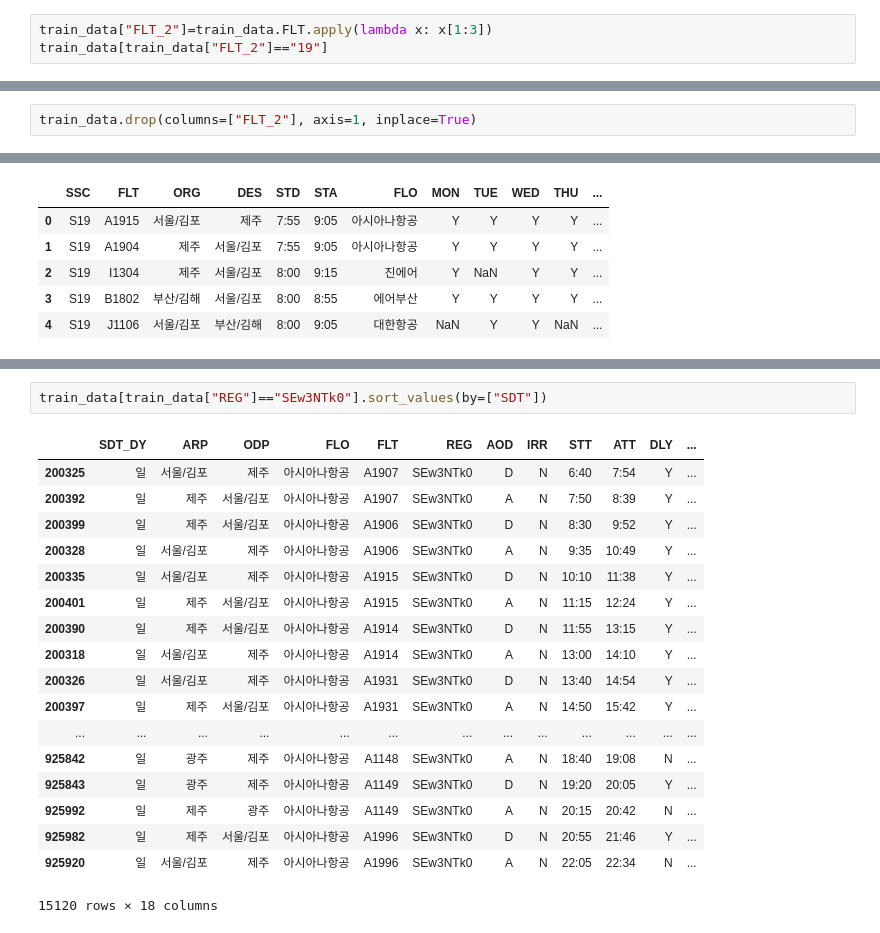
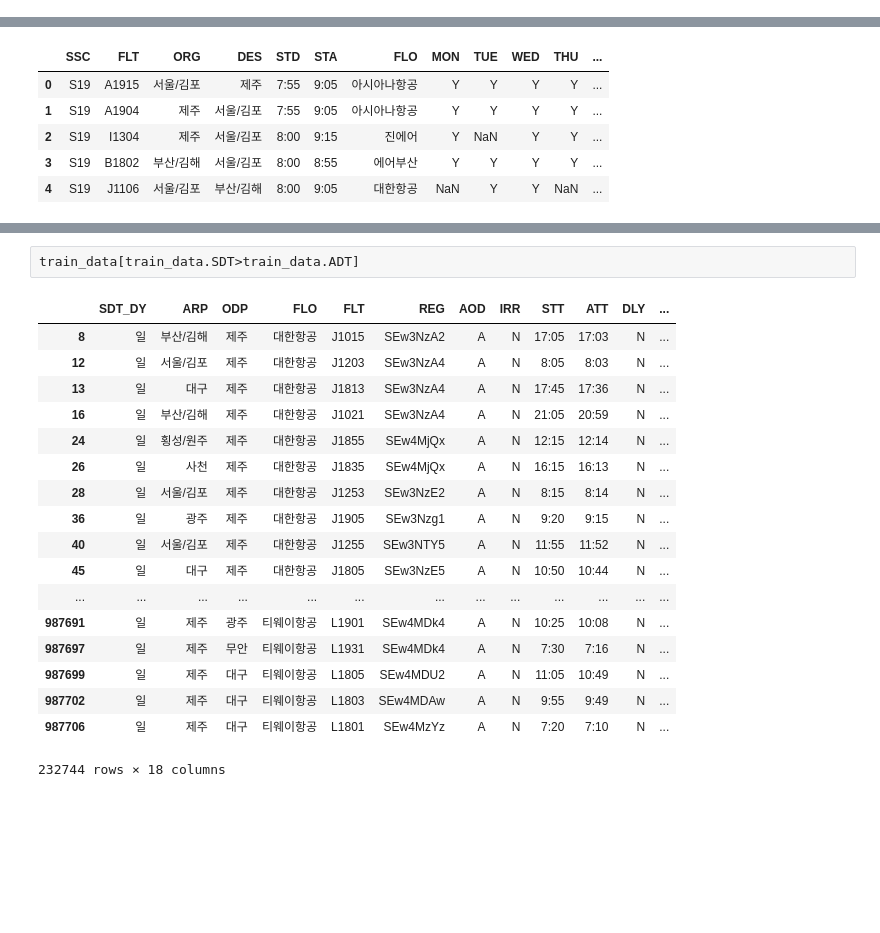
Before and after one commit to HEUNG-BAE-LEE/Bigcontest, a Jupyter notebook: analysis/futures_league/2019빅콘테스트_퓨처스리그/predict_reg.ipynb, the cells around one changed output, grey strips where cells are left out. Drawn from its saved outputs; the diff is of its cells as text; blank space fills up the shorter version.

```diff
--- a/analysis/futures_league/2019빅콘테스트_퓨처스리그/predict_reg.ipynb
+++ b/analysis/futures_league/2019빅콘테스트_퓨처스리그/predict_reg.ipynb
@@ -240,6 +240,3 @@ Unknown5의 FLT의 앞글자 : {'K'}
 티웨이항공의 FLT의 앞글자 : {'L'}
 Unknown4의 FLT의 앞글자 : {'G'}
 Unknown2의 FLT의 앞글자 : {'D'}
-# %%
-train_data["FLT_2"]=train_data.FLT.apply(lambda x: x[1:3])
-train_data[train_data["FLT_2"]=="19"]
@@ -265,4 +243,2 @@ train_data[train_data["FLT_2"]=="19"]
-# %%
-train_data.drop(columns=["FLT_2"], axis=1, inplace=True)
 # %% [markdown]
 ### 아래 결과는 동일한 FLT를 가진다면 동일한 REG를 갖는지를 확인해 보기 위한 코드였는데 결과적으로는 가설이 맞지 않다.
@@ -511,21 +610,21 @@ len(test_data.FLT.unique().tolist())
 # %%
-train_data[train_data["REG"]=="SEw3NTk0"].sort_values(by=["SDT"])
+train_data[train_data.SDT>train_data.ADT]
 # %% [output]
 |  | SDT_DY | ARP | ODP | FLO | FLT | REG | AOD | IRR | STT | ATT | DLY | ... |
-| 200325 | 일 | 서울/김포 | 제주 | 아시아나항공 | A1907 | SEw3NTk0 | D | N | 6:40 | 7:54 | Y | ... |
-| 200392 | 일 | 제주 | 서울/김포 | 아시아나항공 | A1907 | SEw3NTk0 | A | N | 7:50 | 8:39 | Y | ... |
-| 200399 | 일 | 제주 | 서울/김포 | 아시아나항공 | A1906 | SEw3NTk0 | D | N | 8:30 | 9:52 | Y | ... |
-| 200328 | 일 | 서울/김포 | 제주 | 아시아나항공 | A1906 | SEw3NTk0 | A | N | 9:35 | 10:49 | Y | ... |
-| 200335 | 일 | 서울/김포 | 제주 | 아시아나항공 | A1915 | SEw3NTk0 | D | N | 10:10 | 11:38 | Y | ... |
-| 200401 | 일 | 제주 | 서울/김포 | 아시아나항공 | A1915 | SEw3NTk0 | A | N | 11:15 | 12:24 | Y | ... |
-| 200390 | 일 | 제주 | 서울/김포 | 아시아나항공 | A1914 | SEw3NTk0 | D | N | 11:55 | 13:15 | Y | ... |
-| 200318 | 일 | 서울/김포 | 제주 | 아시아나항공 | A1914 | SEw3NTk0 | A | N | 13:00 | 14:10 | Y | ... |
-| 200326 | 일 | 서울/김포 | 제주 | 아시아나항공 | A1931 | SEw3NTk0 | D | N | 13:40 | 14:54 | Y | ... |
-| 200397 | 일 | 제주 | 서울/김포 | 아시아나항공 | A1931 | SEw3NTk0 | A | N | 14:50 | 15:42 | Y | ... |
+| 8 | 일 | 부산/김해 | 제주 | 대한항공 | J1015 | SEw3NzA2 | A | N | 17:05 | 17:03 | N | ... |
+| 12 | 일 | 서울/김포 | 제주 | 대한항공 | J1203 | SEw3NzA4 | A | N | 8:05 | 8:03 | N | ... |
+| 13 | 일 | 대구 | 제주 | 대한항공 | J1813 | SEw3NzA4 | A | N | 17:45 | 17:36 | N | ... |
+| 16 | 일 | 부산/김해 | 제주 | 대한항공 | J1021 | SEw3NzA4 | A | N | 21:05 | 20:59 | N | ... |
+| 24 | 일 | 횡성/원주 | 제주 | 대한항공 | J1855 | SEw4MjQx | A | N | 12:15 | 12:14 | N | ... |
+| 26 | 일 | 사천 | 제주 | 대한항공 | J1835 | SEw4MjQx | A | N | 16:15 | 16:13 | N | ... |
+| 28 | 일 | 서울/김포 | 제주 | 대한항공 | J1253 | SEw3NzE2 | A | N | 8:15 | 8:14 | N | ... |
+| 36 | 일 | 광주 | 제주 | 대한항공 | J1905 | SEw3Nzg1 | A | N | 9:20 | 9:15 | N | ... |
+| 40 | 일 | 서울/김포 | 제주 | 대한항공 | J1255 | SEw3NTY5 | A | N | 11:55 | 11:52 | N | ... |
+| 45 | 일 | 대구 | 제주 | 대한항공 | J1805 | SEw3NzE5 | A | N | 10:50 | 10:44 | N | ... |
 | ... | ... | ... | ... | ... | ... | ... | ... | ... | ... | ... | ... | ... |
-| 925842 | 일 | 광주 | 제주 | 아시아나항공 | A1148 | SEw3NTk0 | A | N | 18:40 | 19:08 | N | ... |
-| 925843 | 일 | 광주 | 제주 | 아시아나항공 | A1149 | SEw3NTk0 | D | N | 19:20 | 20:05 | Y | ... |
-| 925992 | 일 | 제주 | 광주 | 아시아나항공 | A1149 | SEw3NTk0 | A | N | 20:15 | 20:42 | N | ... |
-| 925982 | 일 | 제주 | 서울/김포 | 아시아나항공 | A1996 | SEw3NTk0 | D | N | 20:55 | 21:46 | Y | ... |
-| 925920 | 일 | 서울/김포 | 제주 | 아시아나항공 | A1996 | SEw3NTk0 | A | N | 22:05 | 22:34 | N | ... |
+| 987691 | 일 | 제주 | 광주 | 티웨이항공 | L1901 | SEw4MDk4 | A | N | 10:25 | 10:08 | N | ... |
+| 987697 | 일 | 제주 | 무안 | 티웨이항공 | L1931 | SEw4MDk4 | A | N | 7:30 | 7:16 | N | ... |
+| 987699 | 일 | 제주 | 대구 | 티웨이항공 | L1805 | SEw4MDU2 | A | N | 11:05 | 10:49 | N | ... |
+| 987702 | 일 | 제주 | 대구 | 티웨이항공 | L1803 | SEw4MDAw | A | N | 9:55 | 9:49 | N | ... |
+| 987706 | 일 | 제주 | 대구 | 티웨이항공 | L1801 | SEw4MzYz | A | N | 7:20 | 7:10 | N | ... |
-15120 rows × 18 columns
+232744 rows × 18 columns
```
Also changed, not shown: parts of 33 cells of this notebook, 2 other files.
